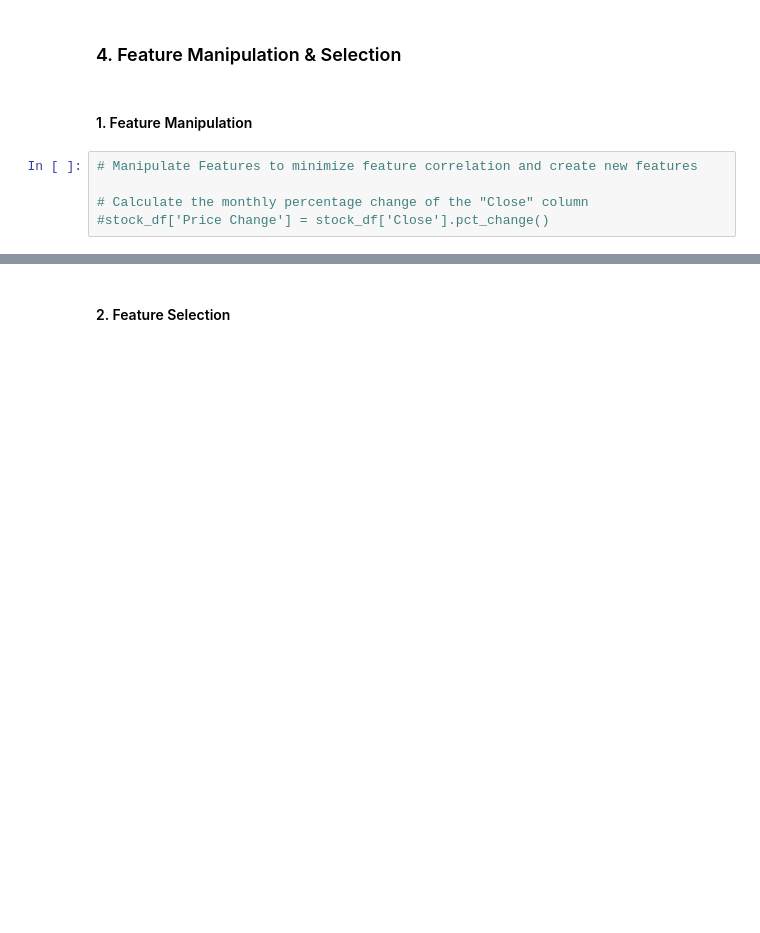
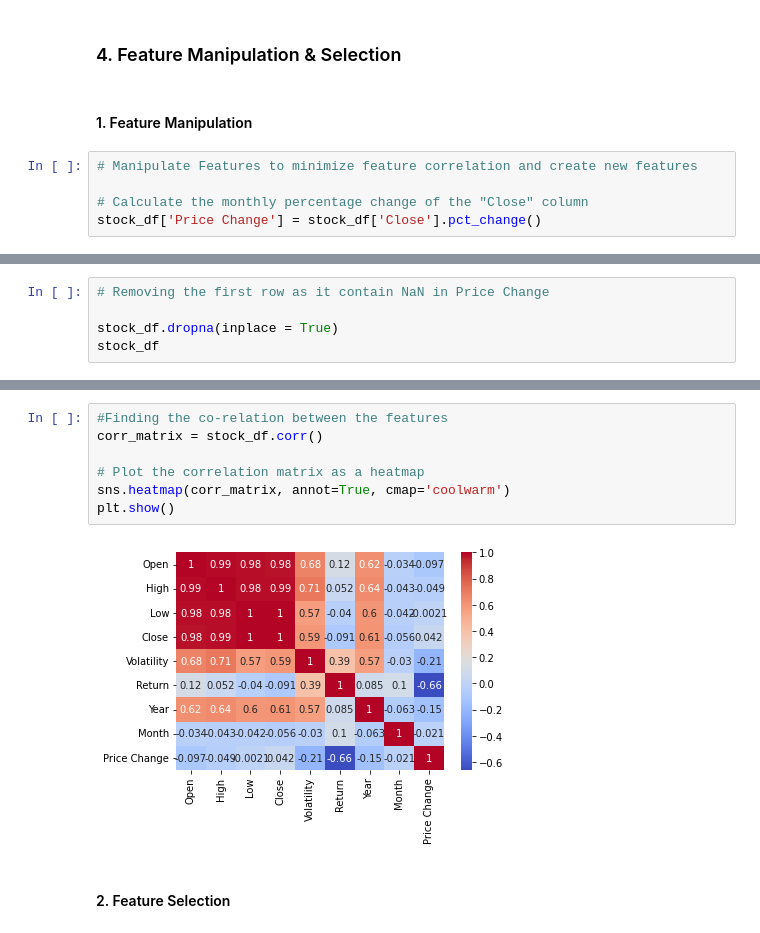
Before and after one commit to Saurabhshrma/YesBank-Stock-Closing-Price-Predicton, a Jupyter notebook: YesBank_regression.ipynb, the cells around one changed output, grey strips where cells are left out. Drawn from its saved outputs; the diff is of its cells as text; blank space fills up the shorter version.

```diff
--- a/YesBank_regression.ipynb
+++ b/YesBank_regression.ipynb
@@ -623,4 +624,4 @@ We chose a two-sample t-test because we are comparing the means of two independe
 # Manipulate Features to minimize feature correlation and create new features
 
 # Calculate the monthly percentage change of the "Close" column
-#stock_df['Price Change'] = stock_df['Close'].pct_change()
+stock_df['Price Change'] = stock_df['Close'].pct_change()
@@ -626,0 +635,5 @@ We chose a two-sample t-test because we are comparing the means of two independe
+# %%
+# Removing the first row as it contain NaN in Price Change
+
+stock_df.dropna(inplace = True)
+stock_df
@@ -627,3 +675,12 @@ We chose a two-sample t-test because we are comparing the means of two independe
+# %%
+#Finding the co-relation between the features
+corr_matrix = stock_df.corr()
+
+# Plot the correlation matrix as a heatmap
+sns.heatmap(corr_matrix, annot=True, cmap='coolwarm')
+plt.show()
+# %% [output]
+[figure, added]
 # %% [markdown]
 #### 2. Feature Selection
 # %%
```
Also changed, not shown: parts of 28 cells of this notebook.
